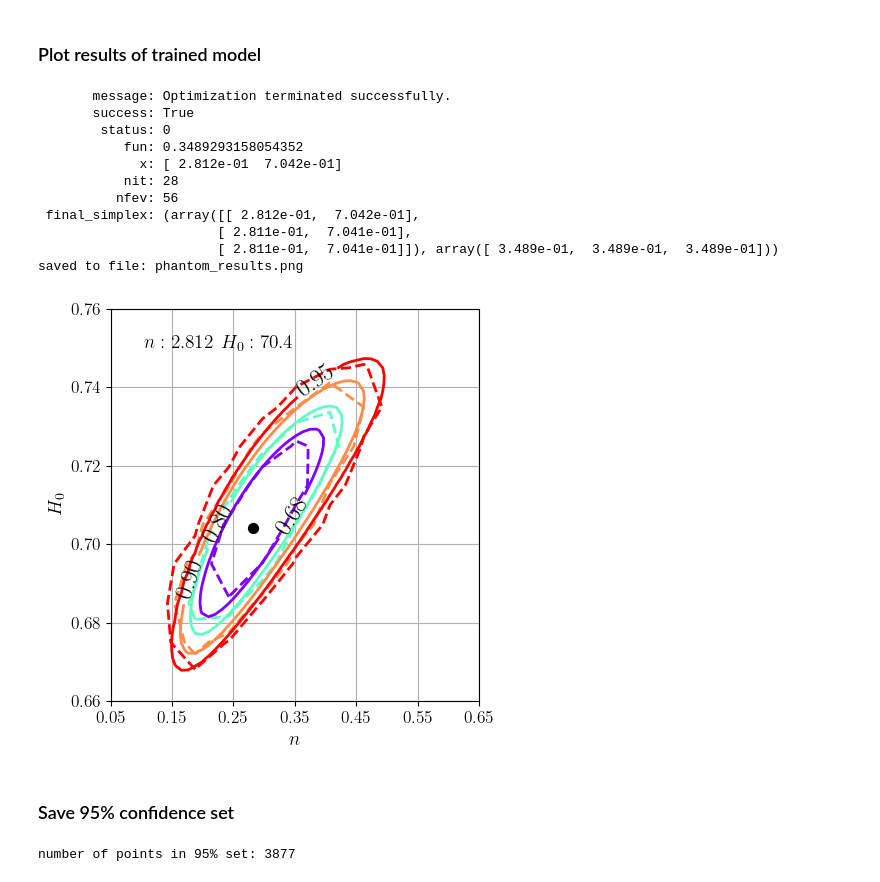
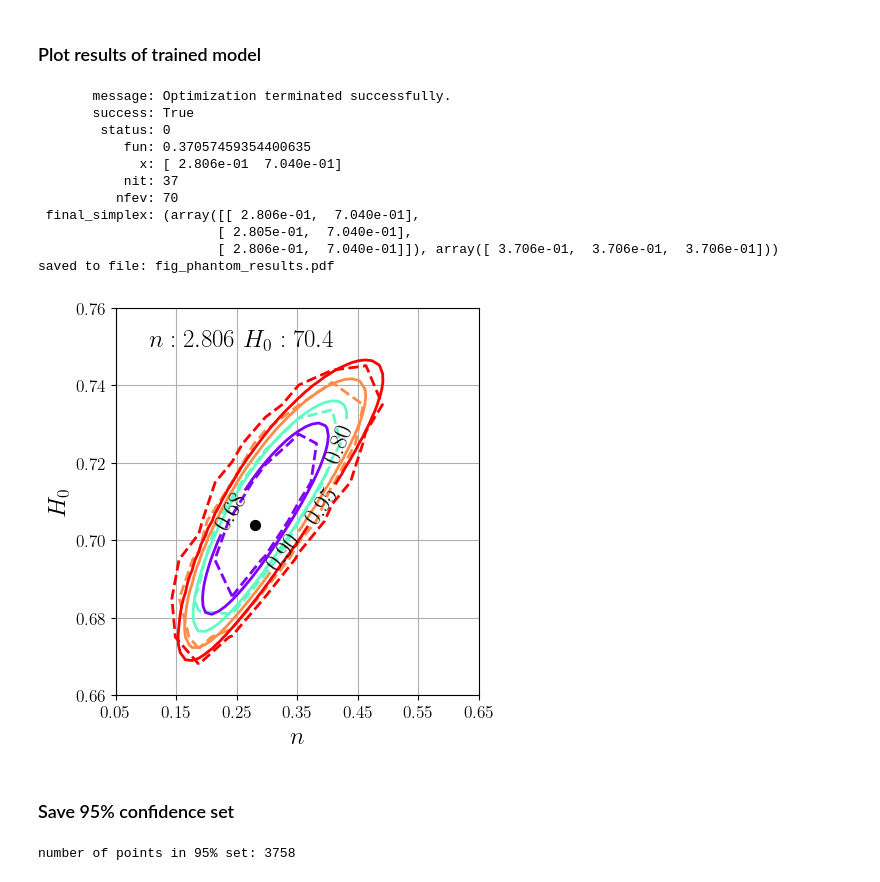
Before and after one commit to hbprosper/CLASHEP, a Jupyter notebook: 02_ml/02_phantom_inference.ipynb, the cells around one changed output. Saved outputs shown, nothing was run; the diff lists cells and outputs as text; code cells hidden in the pictures.

Commit message:
streamline phantom energy example

```diff
--- a/02_ml/02_phantom_inference.ipynb
+++ b/02_ml/02_phantom_inference.ipynb
@@ -276,7 +281,7 @@ h2d = hist_data(tdata, bag)
 def plot_model(df, d, dnn=None, hist=None, results=None,
                plothist=True, colormap='rainbow',
                filename='phantom_results.png',
-               fgsize=(5, 5), ftsize=14):
+               fgsize=(5, 5), ftsize=18):
 
     # approximate probability via histogramming
     # P:  bin contents as a 2D (xbins, ybins) array
@@ -713,84 +752,45 @@ def cdf(l, n, H, f=model):
-# %%
-def nll(params, *args):
-    a, b = params
-    dnn, d = args
-    return dnn(a, b, d)
-
-def best_fit(nll, dnn, d):
-    # ----------------------------------------------
-    # find best-fit value
-    # ----------------------------------------------
-    n = 0.5*(d.xmax+d.xmin)
-    H = 0.5*(d.ymax+d.ymin)
-    guess   = [n, H]
-    results = op.minimize(nll, guess,
-                          args=(dnn, d),
-                          method='Nelder-Mead')
-    return results
-
-def test_statistic(x, y, d):
-
-    np_array = type(x) == type(np.array([0]))
-
-    if np_array:
-        N = len(x)
-        s = np.zeros(N)
-        for i, n, H in zip(range(N), x, y):
-            n *= d.xscale
-            H *= d.yscale
-            mu = distance_modulus(d.z, n, H)
-            c  = (d.o - mu)/d.dx   # compute for current hypothesis
-            s[i] = (c**2).mean()
-    else:
-        n  = x * d.xscale
-        H  = y * d.yscale
-        mu = distance_modulus(d.z, n, H)
-        c  = (d.o - mu)/d.dx   # compute for current hypothesis
-        s  = (c**2).mean()
-
-    return np.sqrt(s)
 # %% [markdown]
 ### Plot results of trained model
 # %%
 bag.o = bag.x   # use real data
 res   = best_fit(nll, dnn, bag)
 print(res)
 
 plot_model(test_data, bag, dnn,
            results=res,
            hist=h2d,
            colormap='rainbow',
            plothist=False,
-           filename='phantom_results.png')
+           filename='fig_phantom_results.pdf')
 # %% [output]
        message: Optimization terminated successfully.
        success: True
         status: 0
-           fun: 0.3489293158054352
-             x: [ 2.812e-01  7.042e-01]
-           nit: 28
-          nfev: 56
- final_simplex: (array([[ 2.812e-01,  7.042e-01],
-                       [ 2.811e-01,  7.041e-01],
-                       [ 2.811e-01,  7.041e-01]]), array([ 3.489e-01,  3.489e-01,  3.489e-01]))
-saved to file: phantom_results.png
+           fun: 0.37057459354400635
+             x: [ 2.806e-01  7.040e-01]
+           nit: 37
+          nfev: 70
+ final_simplex: (array([[ 2.806e-01,  7.040e-01],
+                       [ 2.805e-01,  7.040e-01],
+                       [ 2.806e-01,  7.040e-01]]), array([ 3.706e-01,  3.706e-01,  3.706e-01]))
+saved to file: fig_phantom_results.pdf
-[figure, old version]
+[figure, new version]
 # %% [markdown]
 ### Save 95\% confidence set
 # %%
-l  = test_data.l0.to_numpy() # compute test statistics for real data
+l0 = test_data.l0.to_numpy() # compute test statistics for real data
 n  = test_data.n.to_numpy()
 H0 = test_data.H0.to_numpy()
 
 bag.CL = 0.95
-select = cdf(l, n, H0) < bag.CL
+select = cdf(l0, n, H0) < bag.CL
 n      = n[select]
 H0     = H0[select]
 print(f'number of points in 95%s set: {len(n):d}' % '%')
 cset = pd.DataFrame({'n': n, 'H0': H0})
 cset.to_csv('data/type1a_95CL.csv', index=False)
 # %% [output]
-number of points in 95% set: 3877
+number of points in 95% set: 3758
 # %%
 #%load_ext line_profiler
 # %%
```
Also changed, not shown: parts of 13 cells of this notebook, 3 other files.
